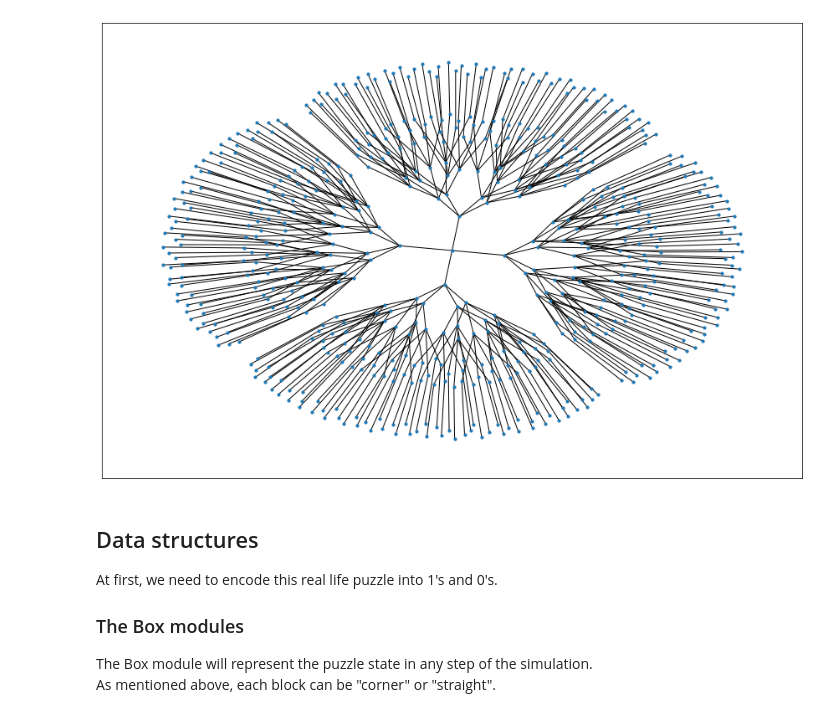
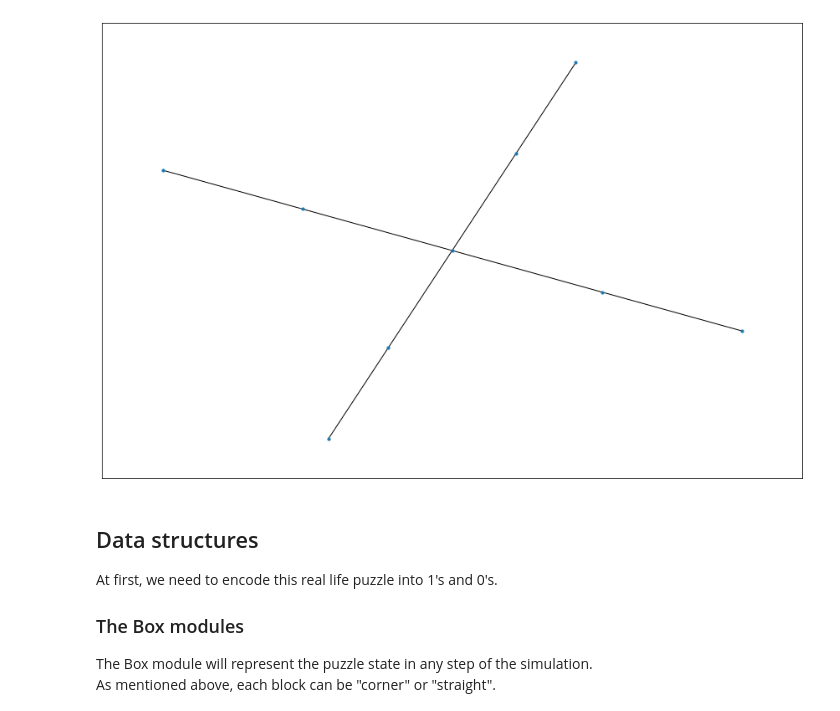
Before and after one commit to TDoGoodT/box-sim, a Jupyter notebook: Snake2Box.ipynb, the cells around one changed output. Cells and saved outputs as stored; diff of their text form; code cells hidden in the pictures.

```diff
--- a/Snake2Box.ipynb
+++ b/Snake2Box.ipynb
@@ -63,11 +62,11 @@ Lets visualize the states tree.
 # %%
 plt.rcParams['figure.figsize'] = [15, 10]
 
-G = get_full_states_tree(6) # 27 is to much to calculate
+G = get_full_states_tree(3)#as 27 is to much to visualize
 
 G.visualize()
 # %% [output]
-[figure, old version]
+[figure, new version]
 # %% [markdown]
 
 
```
Also changed, not shown: parts of 11 cells of this notebook, 2 other files.
